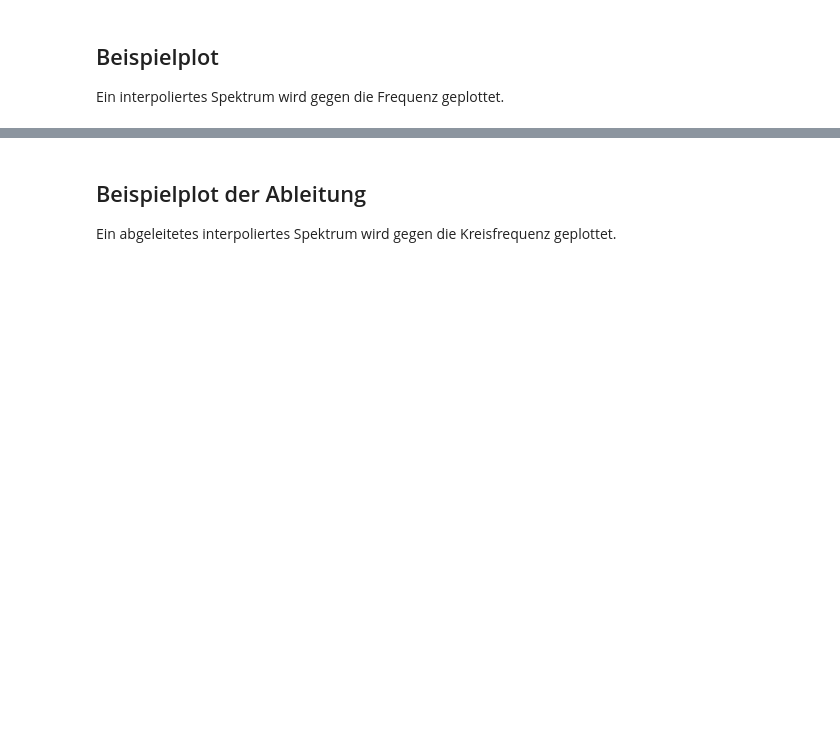
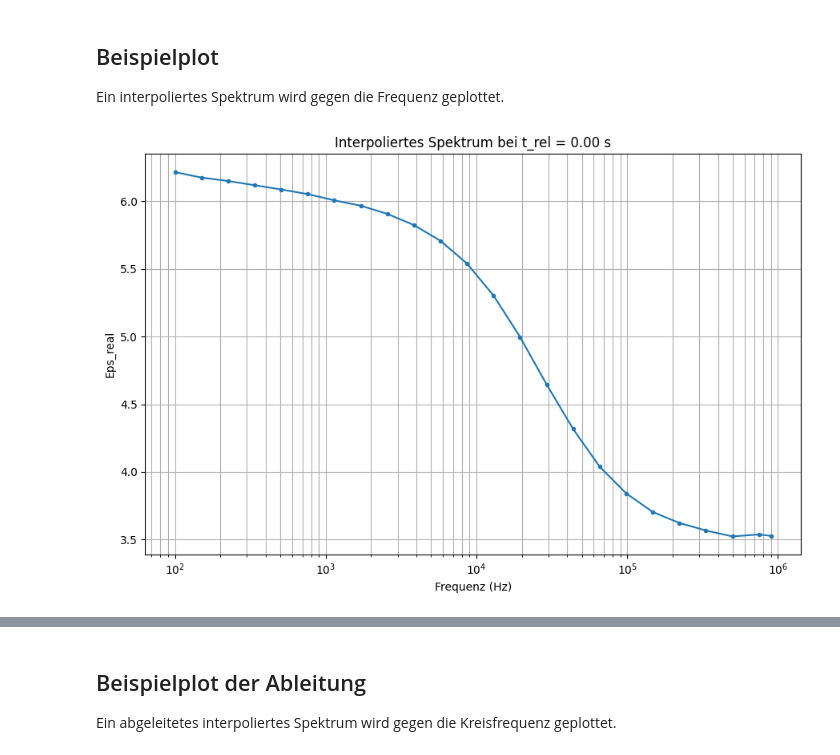
Before and after one commit to maxwolters02/bachelor-thesis, a Jupyter notebook: Code/interpolation.ipynb, the cells around one changed output, grey strips where cells are left out. Saved outputs shown, nothing was run; the diff lists cells and outputs as text; code cells hidden in the pictures; blank space fills up the shorter version.

```diff
--- a/Code/interpolation.ipynb
+++ b/Code/interpolation.ipynb
@@ -22,10 +22,11 @@ DATA_DIR = PROJECT_ROOT / "data" / "Daten final"
 
 # Auswahl: hier Material, Temperatur und Mode einstellen.
 MATERIAL = "PEI5mgmL"
-TEMPERATURE = "50\u00b0C"
+TEMPERATURE = "50°C"
 MODE = "Abs"
 INTERPOLATED_VALUE_COLS = ("Eps_real",)
 PLOT_TIME_S = 0
+TIME_COL = "Time_Relative_s"
 
 SELECTED_FILE = f"{MATERIAL}_{TEMPERATURE}_{MODE}.TXT"
 DATA_DIR / SELECTED_FILE
@@ -271,28 +540,30 @@ Ein interpoliertes Spektrum wird gegen die Frequenz geplottet.
 # %%
 temp = TEMPERATURE
 material = MATERIAL
 mode = MODE
 y_col = "Eps_real"
 
 plot_base = df_interpolated_complete[
     (df_interpolated_complete["Temperature"] == temp)
     & (df_interpolated_complete["Material"] == material)
     & (df_interpolated_complete["Mode"] == mode)
 ]
 
 if plot_base.empty:
     raise ValueError("Keine interpolierten Daten fuer diese Auswahl gefunden.")
 
-available_times = np.sort(plot_base["MTime_s"].unique())
+available_times = np.sort(plot_base[TIME_COL].unique())
 plot_time = available_times[np.abs(available_times - PLOT_TIME_S).argmin()]
-plot_df = plot_base[plot_base["MTime_s"] == plot_time].sort_values("Freq_Hz")
+plot_df = plot_base[plot_base[TIME_COL] == plot_time].sort_values("Freq_Hz")
 
 plt.figure(figsize=(9, 6))
 plt.plot(plot_df["Freq_Hz"], plot_df[y_col], marker="o", markersize=3)
 plt.xscale("log")
 plt.xlabel("Frequenz (Hz)")
 plt.ylabel(y_col)
-plt.title(f"Interpoliertes Spektrum bei t = {plot_time:.2f} s")
+plt.title(f"Interpoliertes Spektrum bei t_rel = {plot_time:.2f} s")
 plt.grid(True, which="both")
 plt.tight_layout()
 plt.show()
+# %% [output]
+[figure, added]
```
Also changed, not shown: parts of 17 cells of this notebook, 3 other files.
